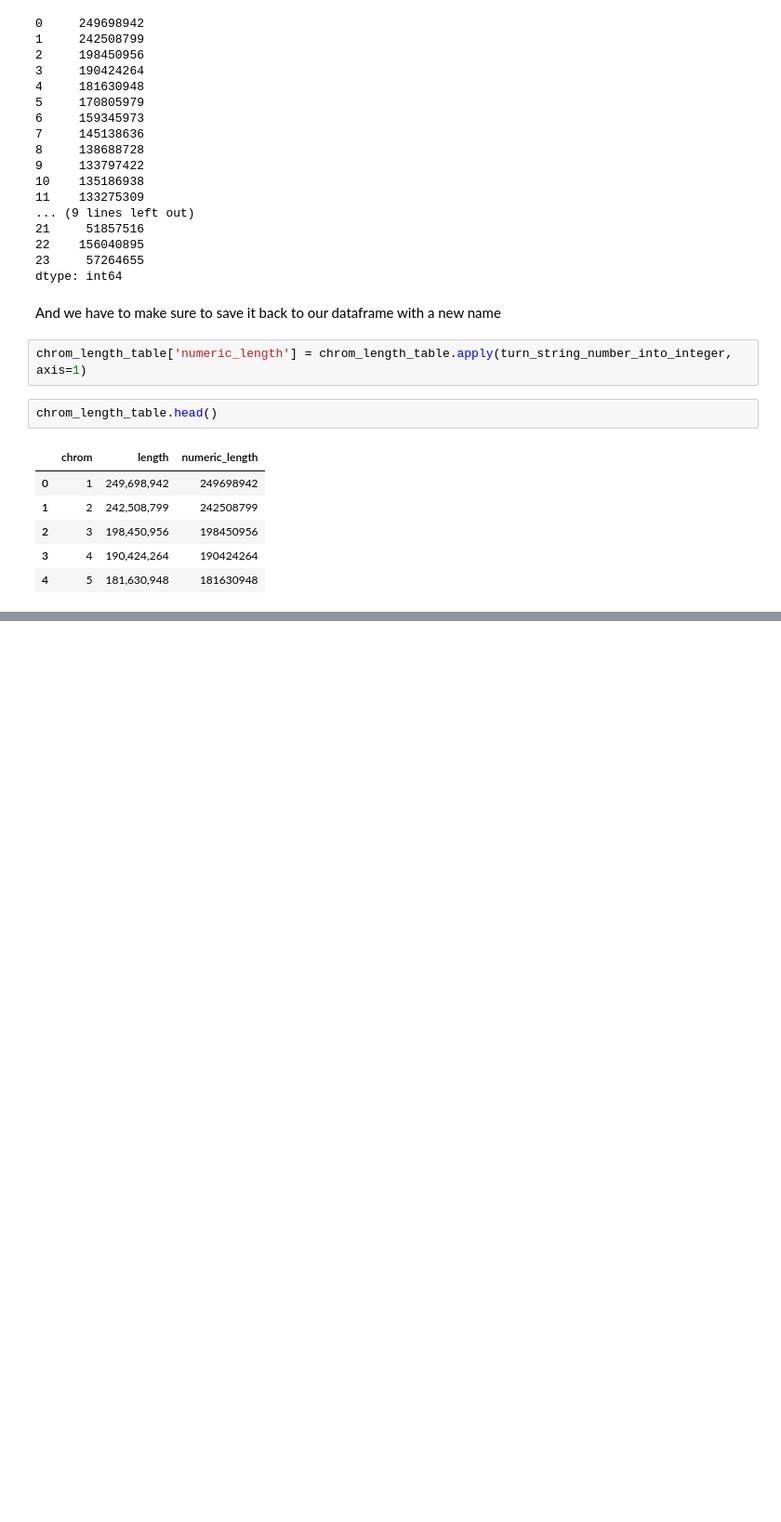
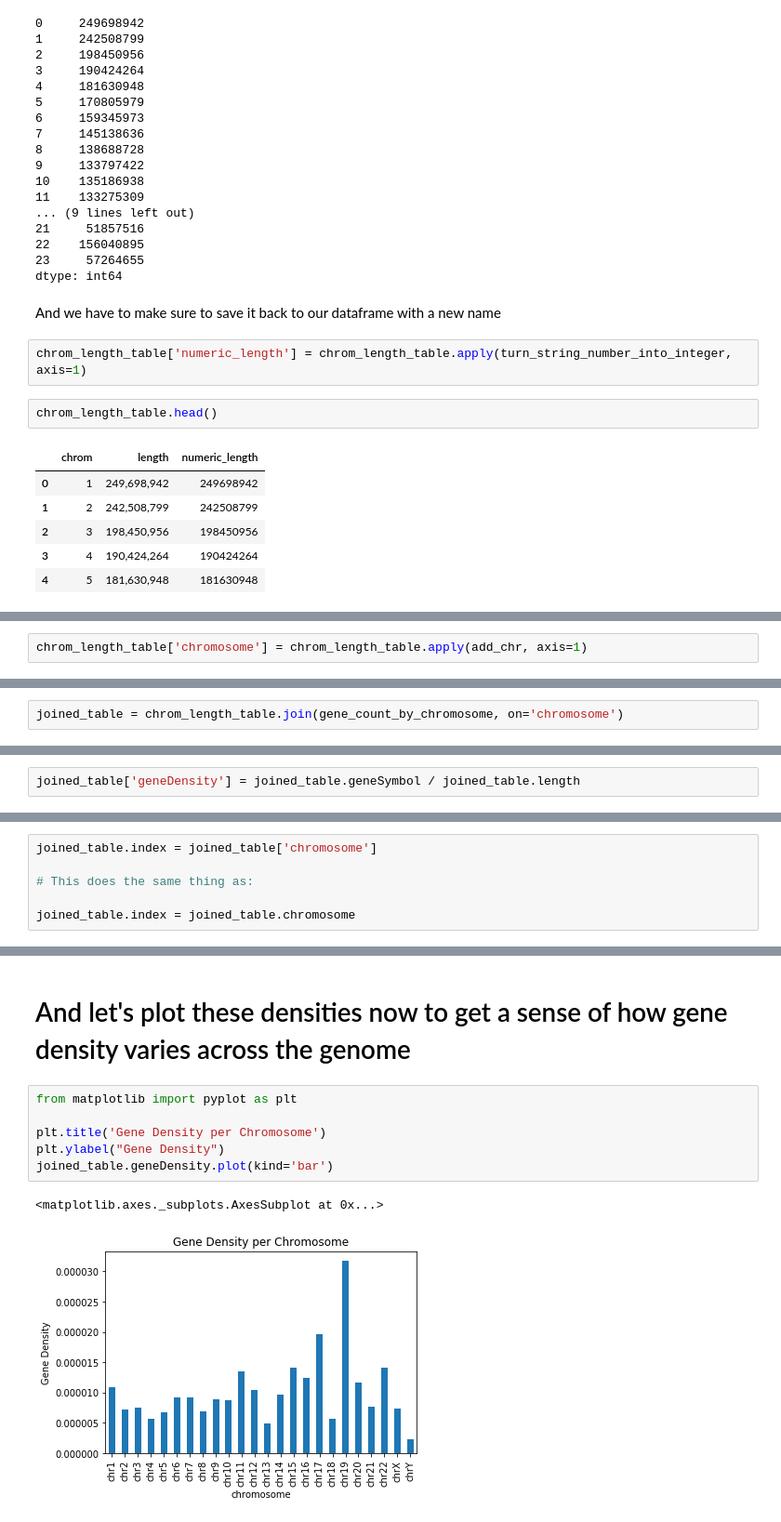
Before and after one commit to ekofman/CMM262Plan, a Jupyter notebook: Day1/Intro to Pandas.ipynb, the cells around one changed output, grey strips where cells are left out. Shown: that part at 93% size. Cells and saved outputs as stored; diff of their text form; blank space fills up the shorter version.

```diff
--- a/Day1/Intro to Pandas.ipynb
+++ b/Day1/Intro to Pandas.ipynb
@@ -192,0 +287,2 @@ chrom_length_table.head()
+# %%
+chrom_length_table['chromosome'] = chrom_length_table.apply(add_chr, axis=1)
@@ -192,0 +300,2 @@ chrom_length_table.head()
+# %%
+joined_table = chrom_length_table.join(gene_count_by_chromosome, on='chromosome')
@@ -192,0 +326,2 @@ chrom_length_table.head()
+# %%
+joined_table['geneDensity'] = joined_table.geneSymbol / joined_table.length
@@ -192,0 +330,6 @@ chrom_length_table.head()
+# %%
+joined_table.index = joined_table['chromosome']
+
+# This does the same thing as:
+
+joined_table.index = joined_table.chromosome
@@ -192,0 +346,11 @@ chrom_length_table.head()
+# %% [markdown]
+# And let's plot these densities now to get a sense of how gene density varies across the genome
+# %%
+from matplotlib import pyplot as plt
+
+plt.title('Gene Density per Chromosome')
+plt.ylabel("Gene Density")
+joined_table.geneDensity.plot(kind='bar')
+# %% [output]
+<matplotlib.axes._subplots.AxesSubplot at 0x...>
+[figure, added]
```
Also changed, not shown: parts of 32 cells of this notebook, 10 other files.
